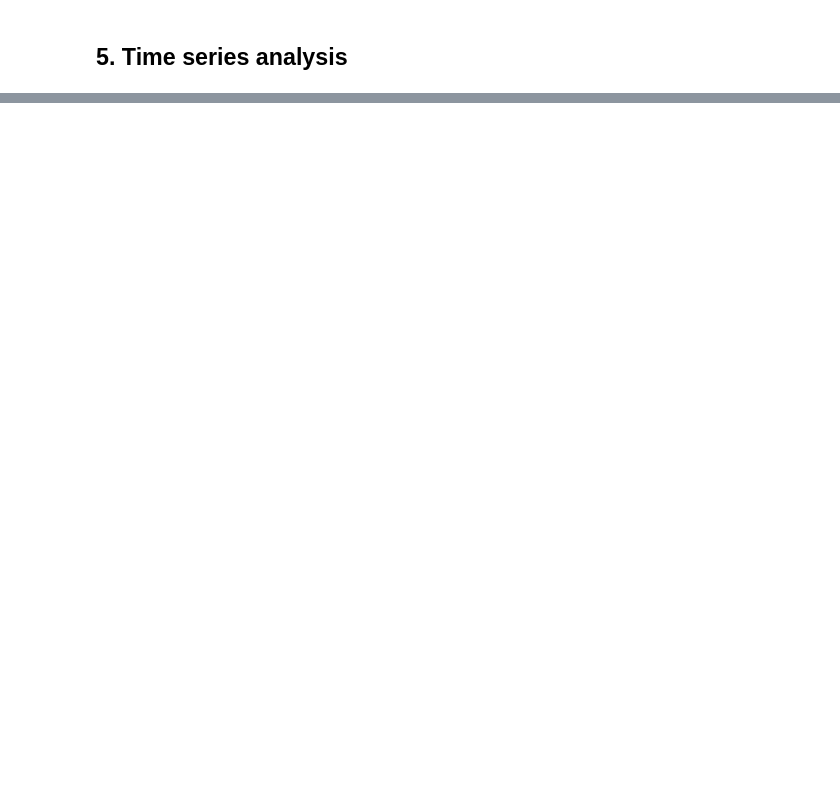
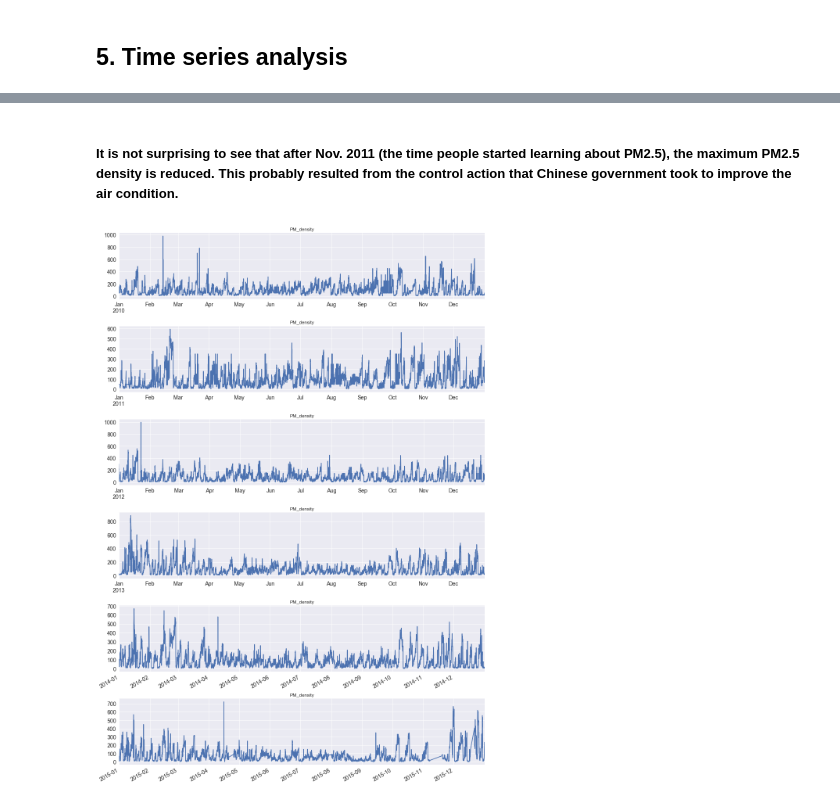
Before and after one commit to KiyoshiKAWASAKI/FDS_project_17Fall, a Jupyter notebook: Jiaxin.ipynb, the cells around one changed output, grey strips where cells are left out. Cells and saved outputs as stored; diff of their text form; code cells hidden in the pictures; blank space fills up the shorter version.

```diff
--- a/Jiaxin.ipynb
+++ b/Jiaxin.ipynb
@@ -300,0 +288,20 @@ from statsmodels.tsa.stattools import adfuller
+# %% [markdown]
+##### It is not surprising to see that after Nov. 2011 (the time people started learning about PM2.5), the maximum PM2.5 density is reduced. This probably resulted from the control action that Chinese government took to improve the air condition.
+# %%
+# visualize year by year
+fig = plt.figure()
+ax1 = plt.subplot(611)
+fig = dft.PM_density['2010'].plot(figsize=(14,20), title= 'PM_density', fontsize=14)
+ax2 = plt.subplot(612)
+fig = dft.PM_density['2011'].plot(figsize=(14,20), title= 'PM_density', fontsize=14)
+ax3 = plt.subplot(613)
+fig = dft.PM_density['2012'].plot(figsize=(14,20), title= 'PM_density', fontsize=14)
+ax4 = plt.subplot(614)
+fig = dft.PM_density['2013'].plot(figsize=(14,20), title= 'PM_density', fontsize=14)
+ax5 = plt.subplot(615)
+fig = dft.PM_density['2014'].plot(figsize=(14,20), title= 'PM_density', fontsize=14)
+ax6 = plt.subplot(616)
+fig = dft.PM_density['2015'].plot(figsize=(14,20), title= 'PM_density', fontsize=14)
+plt.tight_layout()
+# %% [output]
+[figure, added]
```
Also changed, not shown: parts of 20 cells of this notebook.
